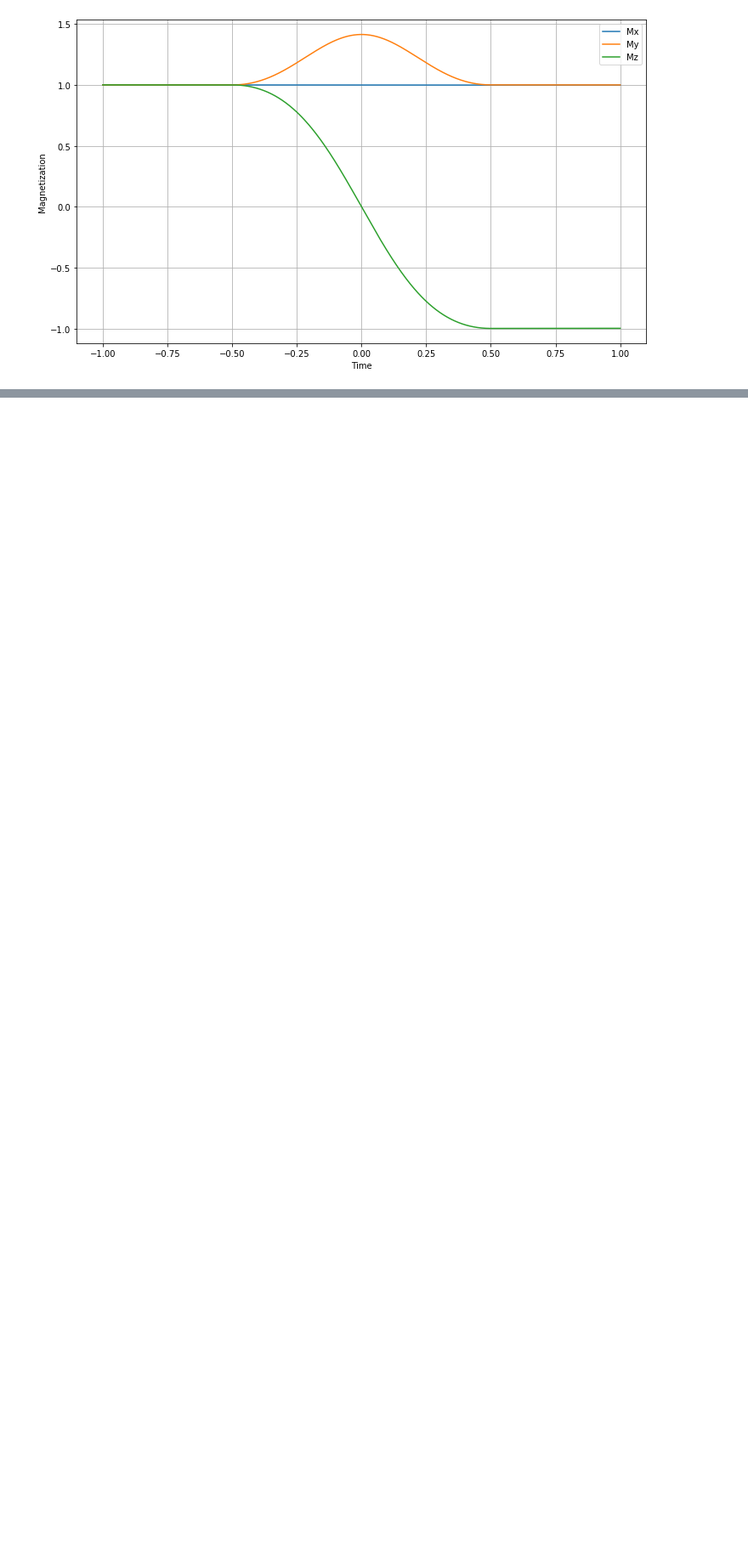
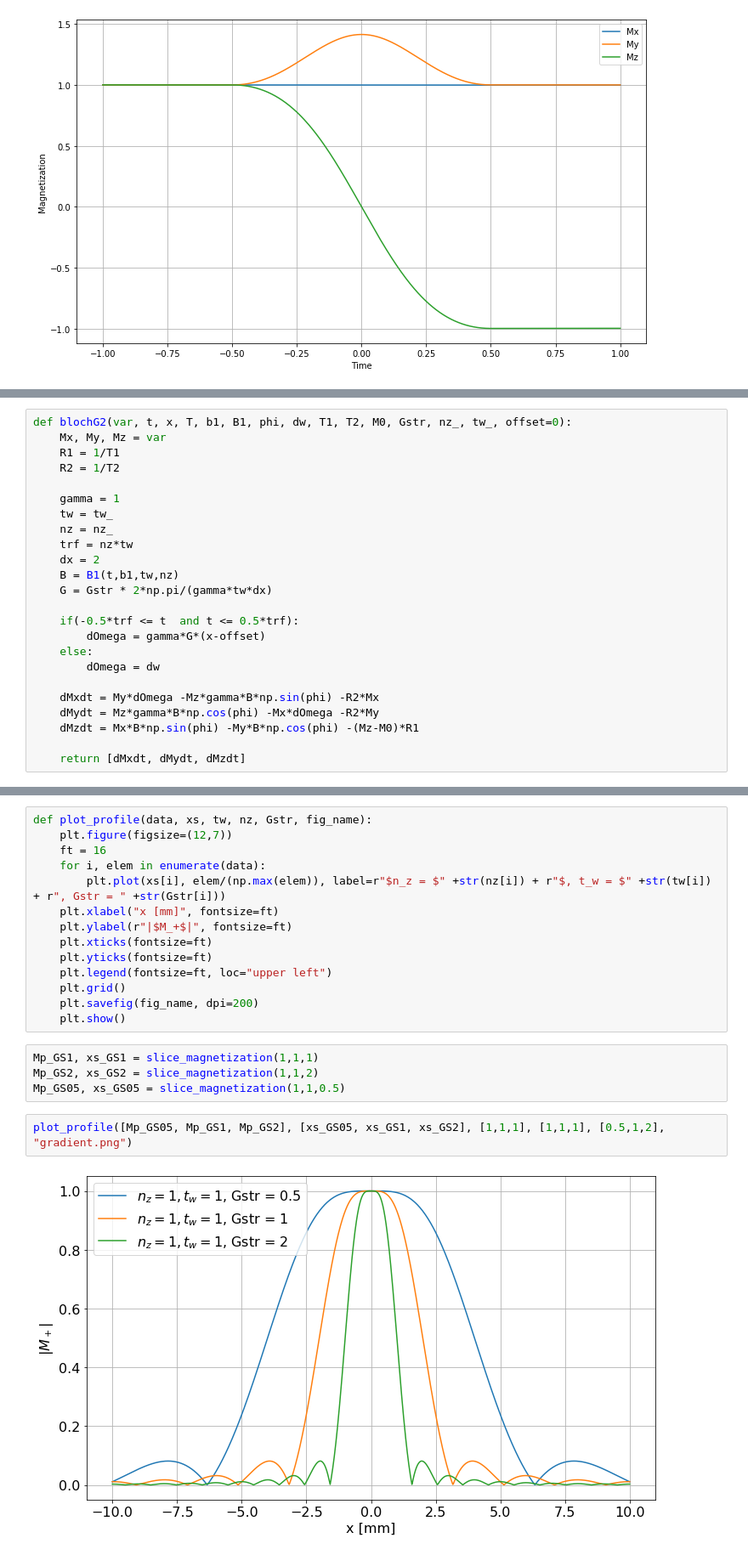
Before and after one commit to asgergardner/SE-_22, a Jupyter notebook: Øvelse 3/MRI_pt2.ipynb, the cells around one changed output, grey strips where cells are left out. Shown: that part at 85% size. Saved outputs shown, nothing was run; the diff lists cells and outputs as text; blank space fills up the shorter version.

```diff
--- a/Øvelse 3/MRI_pt2.ipynb
+++ b/Øvelse 3/MRI_pt2.ipynb
@@ -124,0 +129,24 @@ plt.show()
+# %%
+def blochG2(var, t, x, T, b1, B1, phi, dw, T1, T2, M0, Gstr, nz_, tw_, offset=0):
+    Mx, My, Mz = var
+    R1 = 1/T1
+    R2 = 1/T2
+
+    gamma = 1
+    tw = tw_
+    nz = nz_
+    trf = nz*tw
+    dx = 2
+    B = B1(t,b1,tw,nz)
+    G = Gstr * 2*np.pi/(gamma*tw*dx)
+
+    if(-0.5*trf <= t  and t <= 0.5*trf):
+        dOmega = gamma*G*(x-offset)
+    else:
+        dOmega = dw
+
+    dMxdt = My*dOmega -Mz*gamma*B*np.sin(phi) -R2*Mx
+    dMydt = Mz*gamma*B*np.cos(phi) -Mx*dOmega -R2*My
+    dMzdt = Mx*B*np.sin(phi) -My*B*np.cos(phi) -(Mz-M0)*R1
+
+    return [dMxdt, dMydt, dMzdt]
@@ -124,0 +221,22 @@ plt.show()
+# %%
+def plot_profile(data, xs, tw, nz, Gstr, fig_name):
+    plt.figure(figsize=(12,7))
+    ft = 16
+    for i, elem in enumerate(data):
+        plt.plot(xs[i], elem/(np.max(elem)), label=r"$n_z = $" +str(nz[i]) + r"$, t_w = $" +str(tw[i]) + r", Gstr = " +str(Gstr[i]))
+    plt.xlabel("x [mm]", fontsize=ft)
+    plt.ylabel(r"|$M_+$|", fontsize=ft)
+    plt.xticks(fontsize=ft)
+    plt.yticks(fontsize=ft)
+    plt.legend(fontsize=ft, loc="upper left")
+    plt.grid()
+    plt.savefig(fig_name, dpi=200)
+    plt.show()
+# %%
+Mp_GS1, xs_GS1 = slice_magnetization(1,1,1)
+Mp_GS2, xs_GS2 = slice_magnetization(1,1,2)
+Mp_GS05, xs_GS05 = slice_magnetization(1,1,0.5)
+# %%
+plot_profile([Mp_GS05, Mp_GS1, Mp_GS2], [xs_GS05, xs_GS1, xs_GS2], [1,1,1], [1,1,1], [0.5,1,2], "gradient.png")
+# %% [output]
+[figure, added]
```
Also changed, not shown: parts of 9 cells of this notebook.
